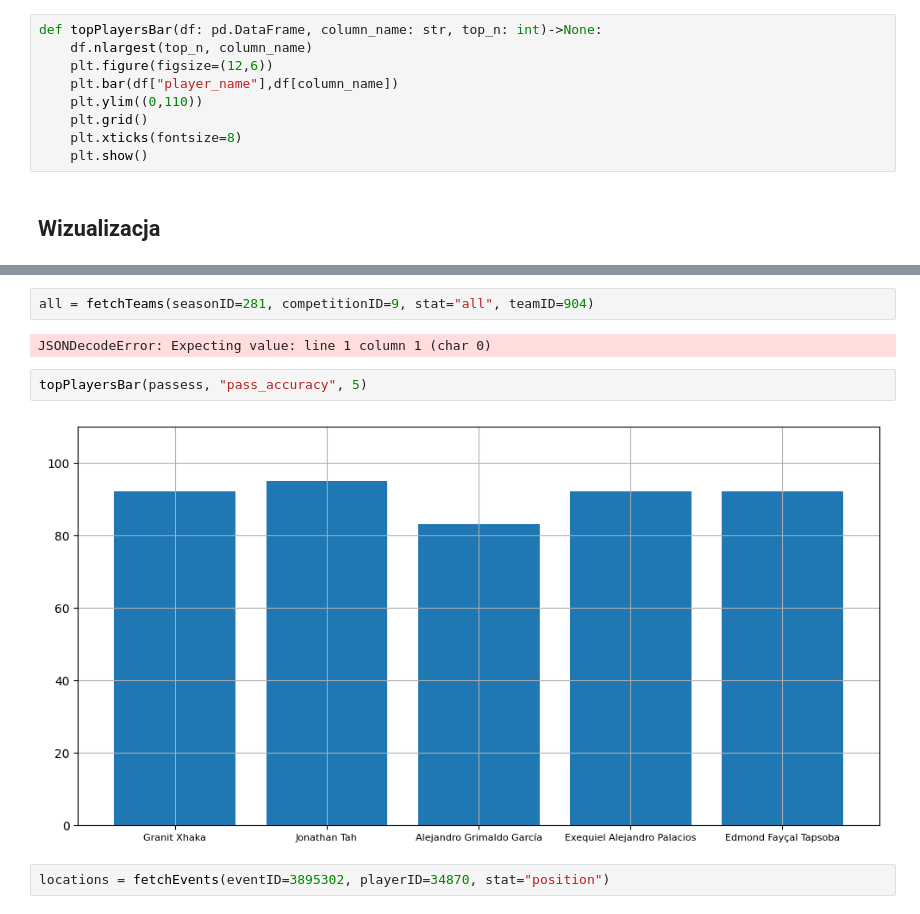
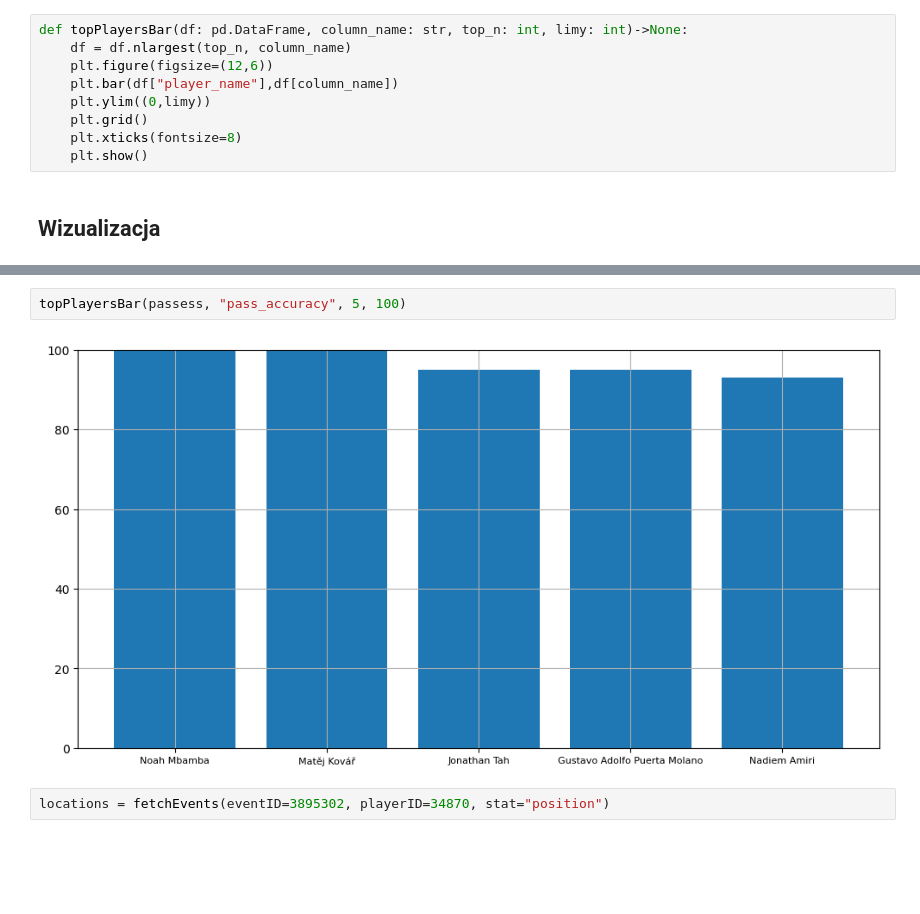
Before and after one commit to domino644/scala_football_analyzer, a Jupyter notebook: visualization/client.ipynb, the cells around one changed output, grey strips where cells are left out. Drawn from its saved outputs; the diff is of its cells as text; blank space fills up the shorter version.

```diff
--- a/visualization/client.ipynb
+++ b/visualization/client.ipynb
@@ -88,11 +88,11 @@ def shotMap(locations: np.ndarray, is_goal: np.ndarray)->None:
     plt.legend()
     plt.show()
 # %%
-def topPlayersBar(df: pd.DataFrame, column_name: str, top_n: int)->None:
-    df.nlargest(top_n, column_name)
+def topPlayersBar(df: pd.DataFrame, column_name: str, top_n: int, limy: int)->None:
+    df = df.nlargest(top_n, column_name)
     plt.figure(figsize=(12,6))
     plt.bar(df["player_name"],df[column_name])
-    plt.ylim((0,110))
+    plt.ylim((0,limy))
     plt.grid()
     plt.xticks(fontsize=8)
     plt.show()
@@ -103,11 +111,7 @@ passess = fetchTeams(seasonID=281, competitionID=9, stat="pass", teamID=904)
-# %%
-all = fetchTeams(seasonID=281, competitionID=9, stat="all", teamID=904)
-# %% [output]
-JSONDecodeError: Expecting value: line 1 column 1 (char 0)
 # %%
-topPlayersBar(passess, "pass_accuracy", 5)
+topPlayersBar(passess, "pass_accuracy", 5, 100)
 # %% [output]
-[figure, old version]
+[figure, new version]
 # %%
 locations = fetchEvents(eventID=3895302, playerID=34870, stat="position")
 # %%
```
Also changed, not shown: parts of 5 cells of this notebook, 1 other file.
